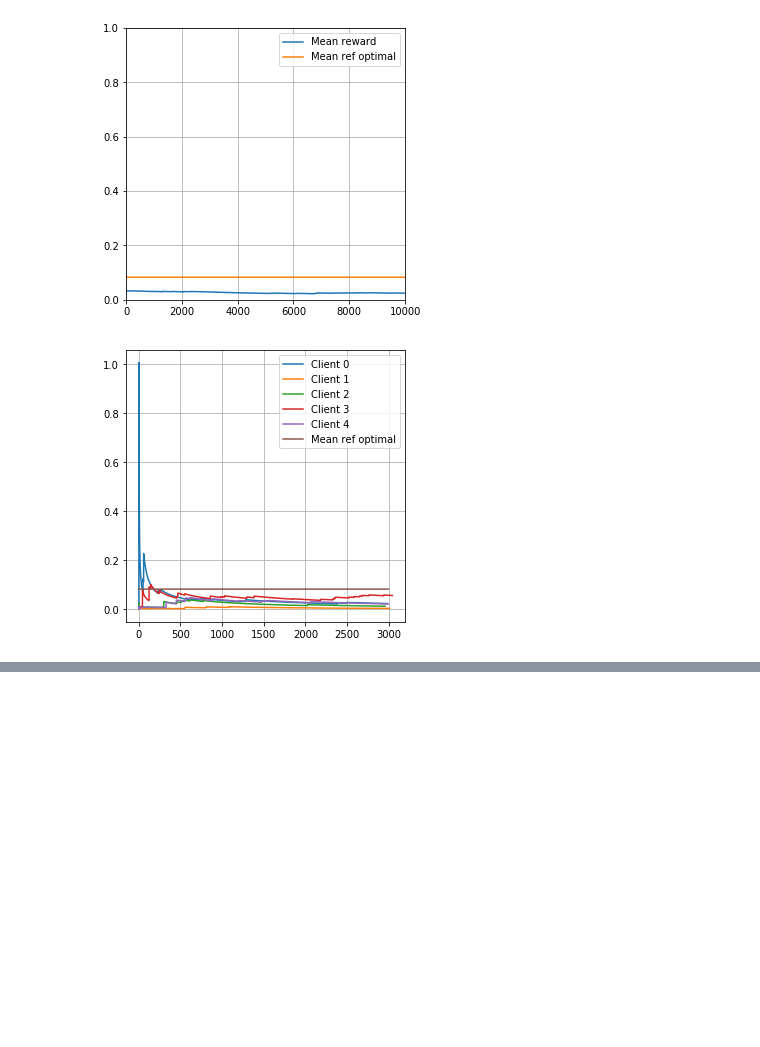
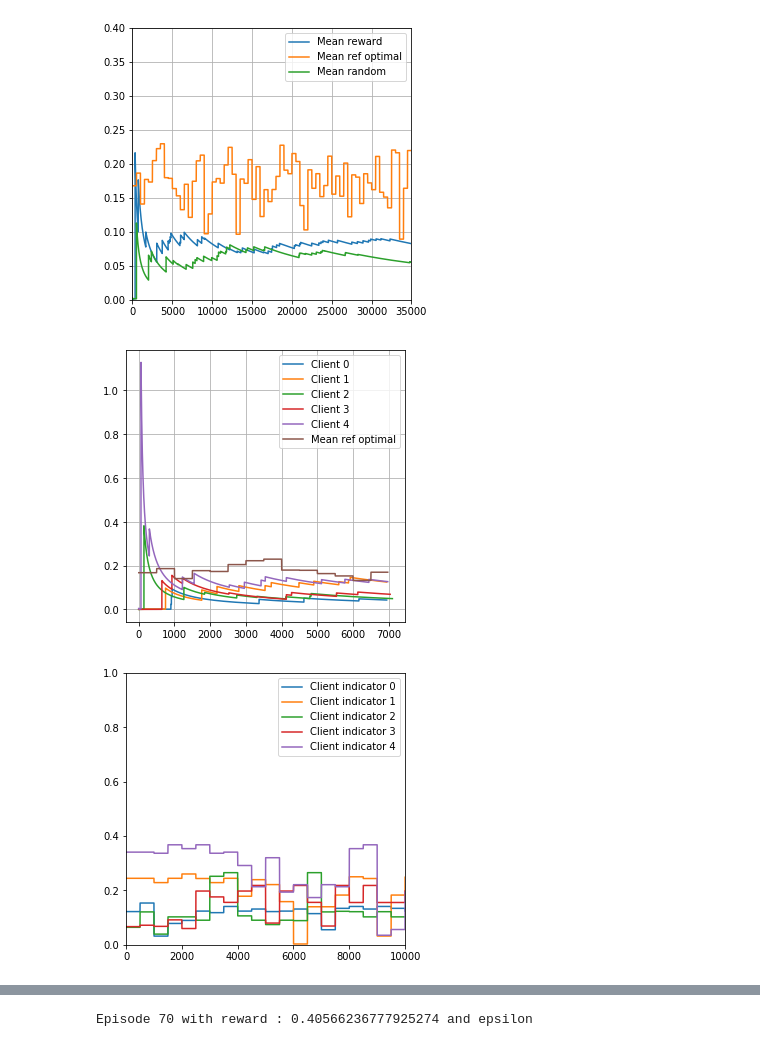
Before and after one commit to Angelaben/Thesis-RL_VP, a Jupyter notebook: Agent/RecommenderMono_Stationary_NC_dqn.ipynb, the cells around one changed output, grey strips where cells are left out. Saved outputs shown, nothing was run; the diff lists cells and outputs as text; code cells hidden in the pictures; blank space fills up the shorter version.

```diff
--- a/Agent/RecommenderMono_Stationary_NC_dqn.ipynb
+++ b/Agent/RecommenderMono_Stationary_NC_dqn.ipynb
@@ -3,7 +3,7 @@ def preprocess(user_id, items) :
     state = [[user_id]]
     for item in items :
         as_category = item.get_as_one_hot()
-        state.append(to_categorical(as_category[0], num_classes = n_item))  # Id
+        state.append(as_category[0])  # Id
         state.append([as_category[1]])  # Price
         state.append(as_category[2])  # Color
     flat = itertools.chain.from_iterable(state)
@@ -22,9 +22,9 @@ def replay(modele, target, memory, optimizer) :
 
     real_value = modele(states)
     prediction = prediction.view(-1, 1)
-    actions = actions.view(-1, 1) # 32, 1
+    actions = actions.view(-1, 1)  # 32, 1
     pre = real_value.clone()
-    for cpt, row in enumerate(real_value):
+    for cpt, row in enumerate(real_value) :
         row[actions[cpt]] = prediction[cpt].float()
         real_value[cpt] = row
 
@@ -33,19 +33,20 @@ def replay(modele, target, memory, optimizer) :
     loss.backward()
     optimizer.step()
 
-def process_states(batch_states):
+
+def process_states(batch_states) :
     batch = []
-    for states in batch_states:
+    for states in batch_states :
         sub_batch = []
         user_id = states[0]
-        for items in states[1]:
+        for items in states[1] :
             sub_batch.append(preprocess(user_id, [items]))
         batch.append(sub_batch)
     return batch
+import os
+import torch
+os.chdir("/Users/benjaminangelard/Thesis_Recommender_system")
 # %%
-import os
-import torch
-os.chdir("/Users/benjaminangelard/Thesis_Recommender_system")
 
 #torch.set_default_tensor_type('torch.cuda.FloatTensor')
 import numpy as np
@@ -64,17 +65,18 @@ import itertools
 
 n_feature_item = 3
 n_feature_client = 3
-range_price = 10
+range_price = 100
 range_color = 5
 n_client = 5
 n_item = 5
-hidden_layer_size = 128
-learning_rate = 5e-4
+hidden_layer_size = 64
+learning_rate = 5e-3
 log_delay = 10
-batch_size = 32
-target_update = 10
-epsilon_decay = 100
-input_state_size = 1 + (range_color + 1 + n_item)# * n_item
+batch_size = 256
+target_update = 20
+epsilon_decay = 50
+catalog_size = 50
+input_state_size = catalog_size + 1 + range_color + 1 # ID - price - range_color + UID
 GAMMA = 0.99
 memory = deque(maxlen = 10000)
 
@@ -137,7 +139,7 @@ class Runner() :
         self.n_episode = n_episode
         self.batch_size = batch_size
         self.epsilon = np.finfo(np.float32).eps.item()
-        self.logger = Logger.Logger(n_client, env, 10000)
+        self.logger = Logger.Logger(n_client, env, 1000000)
         self.memory_loss = []
         self.epsilon_explo = 1.0
         self.epsilon_origin = 1.0
@@ -151,7 +153,7 @@ class Runner() :
         ep_reward_cumul = []
         mean_delta = []
         mean_log = []
-        delay = 100
+        delay = 500
         for i_episode in range(self.n_episode) :
             client_id, items = self.env.reset()
             ep_reward_cumul.append(ep_reward)
@@ -162,37 +164,44 @@ class Runner() :
             if i_episode % self.log_delay == 0 :
                 clear_output(True)
                 self.logger.plot()
-
+                plt.plot(epsilon_log, label = "Epsilon")
+                plt.grid()
+                plt.legend()
+                plt.show()
 
             ep_reward = 0
             for t in range(delay) :  # Collect trajectoire
 
                 state = [client_id, items]
                 action = self.model.choose_action(epsilon = self.epsilon_explo, state = state)
+                tmp_for_random = env.current_client
                 client_id_next, items, reward = env.step_mono_recommendation(action)
-
+                env.current_client = tmp_for_random
+                _, _, reward_random = env.step_mono_recommendation(np.random.randint(n_item))
+                env.current_client = client_id_next # Modif temporaire pour comparer le random
                 ep_reward += reward
-                self.logger.add_reward_client(reward, client_id)
+                self.logger.add_reward_client(reward, client_id, reward_random)
                 next_state = [client_id_next, items]
                 self.model.remember(memory = memory, state = state, next_state = next_state, \
                                     action = action, done = not (t < (delay - 1)), reward = reward)
                 client_id = client_id_next
                 if t % target_update == 0 :
                     self.target.load_state_dict(self.model.state_dict())
             replay(modele = self.model, target = self.target, optimizer = self.optimizer, memory = memory)
             if i_episode % self.log_delay == 0 :
                 print("Episode {} with reward : {} and epsilon".format(i_episode, ep_reward, self.epsilon))
 
 
 if __name__ == '__main__' :
     env = env_generator(n_client = n_client, n_item = n_item, nb_color = range_color, range_price = range_price)
 
     runner = Runner(env)
     runner.run()
 
 # TODO :
 # Si un utilisateur a eut une bonne recommendation sa "satisfaction augmente" donc plus de chance d'achat, bonus en % sur chance d'achat
 # Essayer https://arxiv.org/pdf/1810.12027.pdf
 # %% [output]
-[figure, old version]
+[figure, new version]
-[figure, old version]
+[figure, new version]
+[figure, added]
@@ -199,3 +209,4 @@ if __name__ == '__main__' :
+Episode 70 with reward : 0.40566236777925274 and epsilon
 # %%
 states, actions, next_states, rewards, dones = runner.model.sample(batch_size, memory)
 # %%
```
Also changed, not shown: parts of 1 cell of this notebook, 9 other files.
